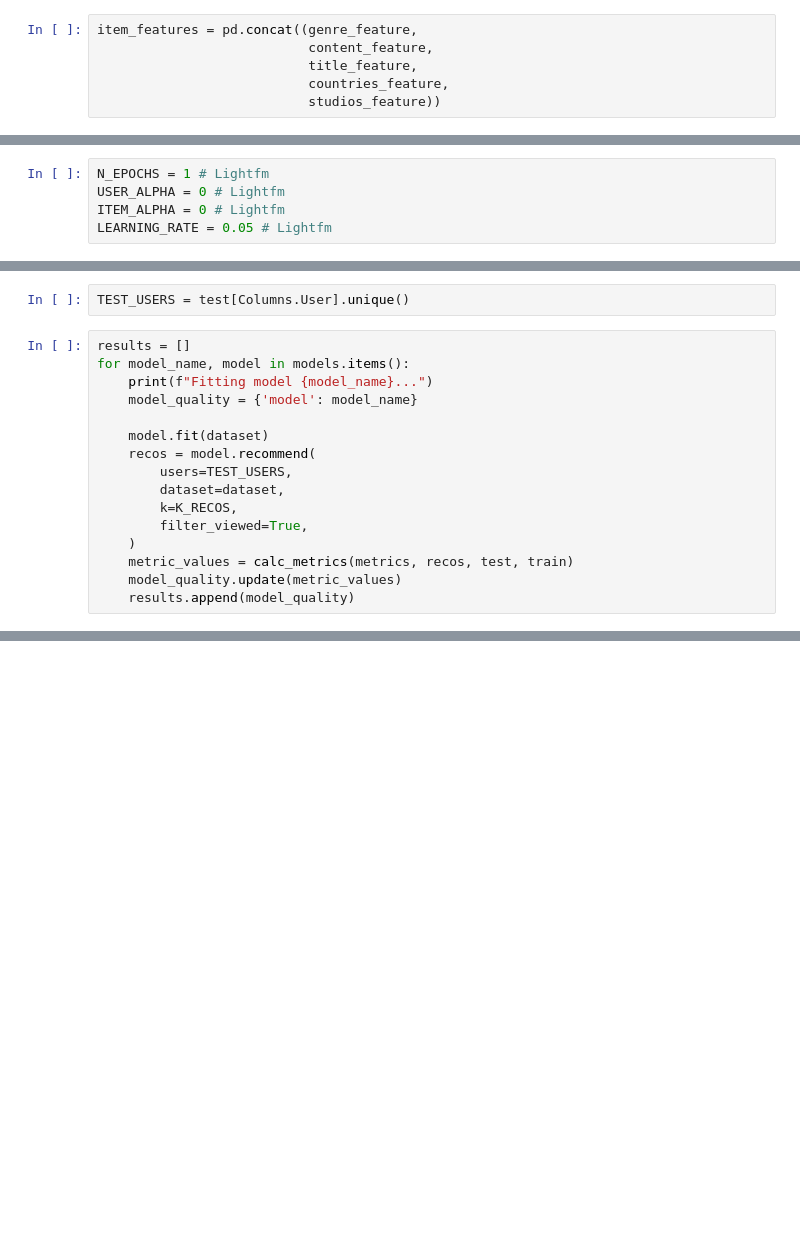
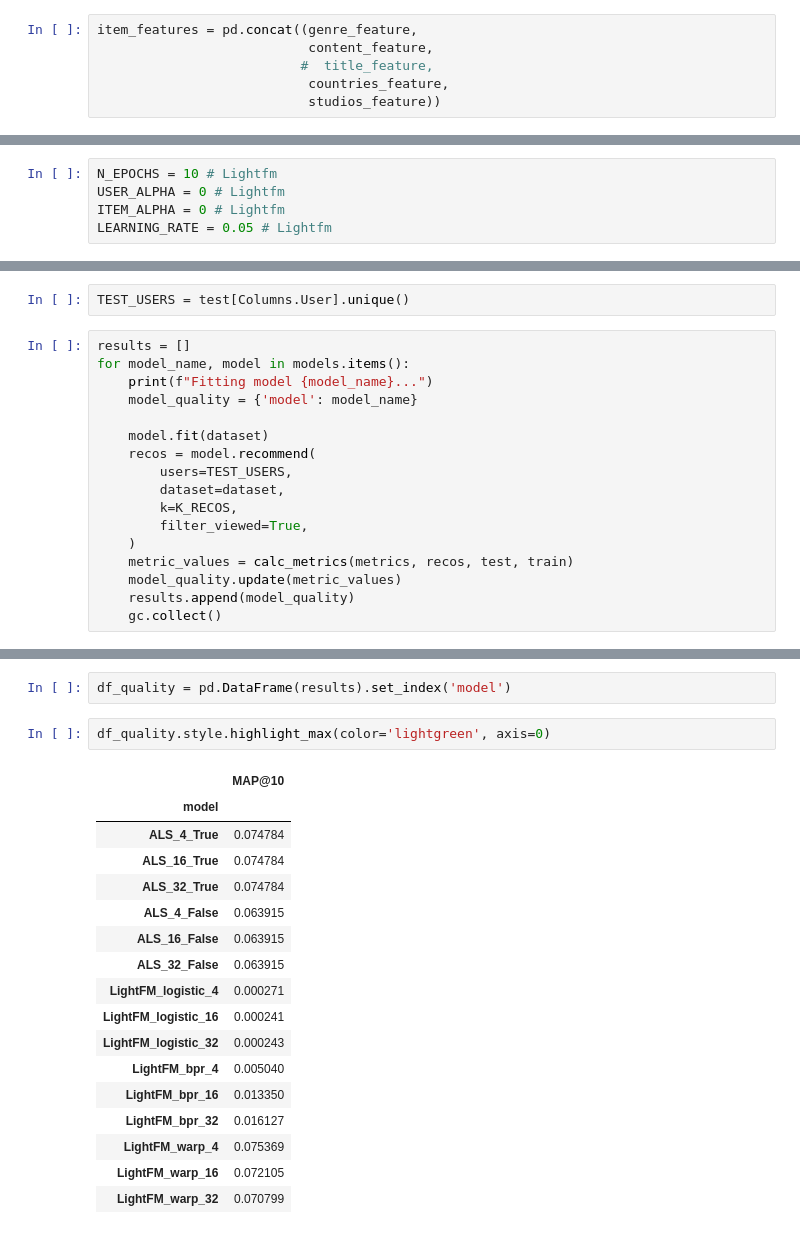
Before and after one commit to feldlime/recsys, a Jupyter notebook: notebooks/HW4/HW4.ipynb, the cells around one changed output, grey strips where cells are left out. Saved outputs shown, nothing was run; the diff lists cells and outputs as text; blank space fills up the shorter version.

```diff
--- a/notebooks/HW4/HW4.ipynb
+++ b/notebooks/HW4/HW4.ipynb
@@ -413,7 +464,7 @@ studios_feature.head()
 # %%
 item_features = pd.concat((genre_feature,
                            content_feature,
-                           title_feature,
+                          #  title_feature,
                            countries_feature,
                            studios_feature))
 # %%
@@ -435,7 +486,7 @@ item_features
 # %% [markdown]
 # Check models with features
 # %%
-N_EPOCHS = 1 # Lightfm
+N_EPOCHS = 10 # Lightfm
 USER_ALPHA = 0 # Lightfm
 ITEM_ALPHA = 0 # Lightfm
 LEARNING_RATE = 0.05 # Lightfm
@@ -512,5 +567,6 @@ for model_name, model in models.items():
     metric_values = calc_metrics(metrics, recos, test, train)
     model_quality.update(metric_values)
     results.append(model_quality)
+    gc.collect()
 # %% [output]
 Fitting model ALS_4_True...
@@ -516,0 +587,22 @@ Fitting model ALS_4_True...
+# %%
+df_quality = pd.DataFrame(results).set_index('model')
+# %%
+df_quality.style.highlight_max(color='lightgreen', axis=0)
+# %% [output]
+|  | MAP@10 |
+| model |  |
+| ALS_4_True | 0.074784 |
+| ALS_16_True | 0.074784 |
+| ALS_32_True | 0.074784 |
+| ALS_4_False | 0.063915 |
+| ALS_16_False | 0.063915 |
+| ALS_32_False | 0.063915 |
+| LightFM_logistic_4 | 0.000271 |
+| LightFM_logistic_16 | 0.000241 |
+| LightFM_logistic_32 | 0.000243 |
+| LightFM_bpr_4 | 0.005040 |
+| LightFM_bpr_16 | 0.013350 |
+| LightFM_bpr_32 | 0.016127 |
+| LightFM_warp_4 | 0.075369 |
+| LightFM_warp_16 | 0.072105 |
+| LightFM_warp_32 | 0.070799 |
```
Also changed, not shown: parts of 46 cells of this notebook.
